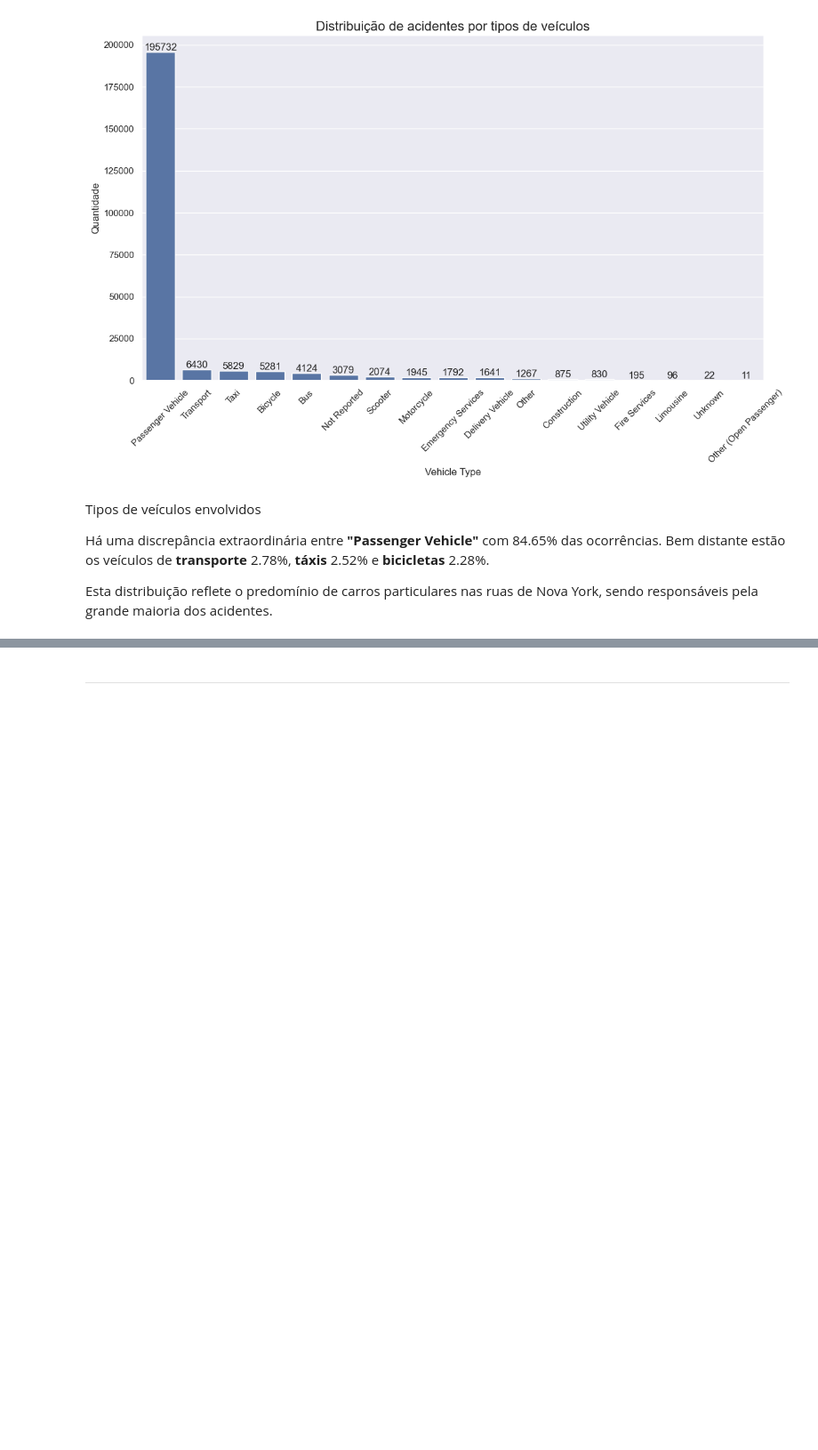
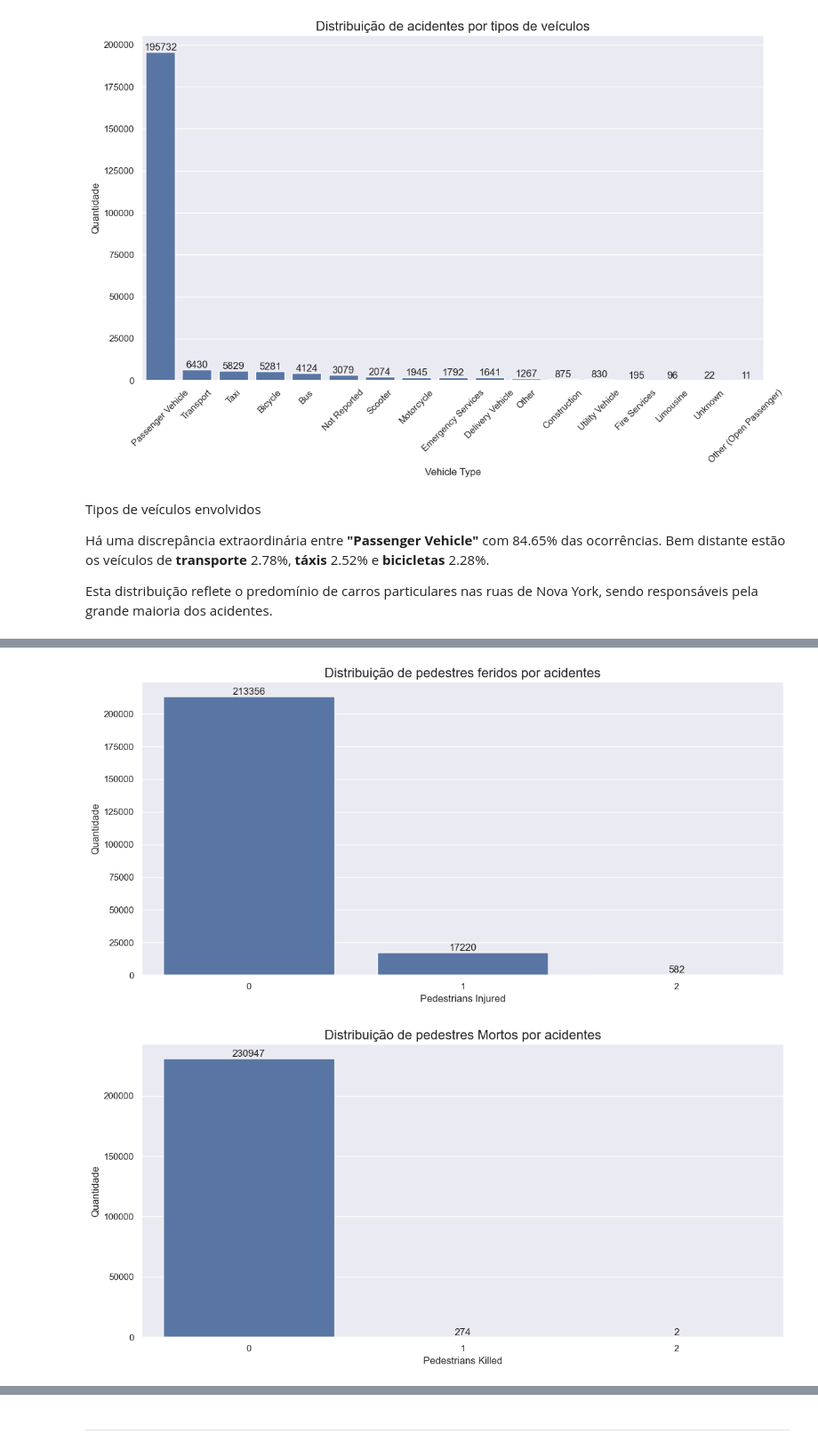
Before and after one commit to Viniciuspneves/exploratory-data-analysis, a Jupyter notebook: nyc_traffic_accidents/notebooks/02_exploratory_analysis.ipynb, the cells around one changed output, grey strips where cells are left out. Shown at 89% size. Cells and saved outputs as stored; diff of their text form; code cells hidden in the pictures; blank space fills up the shorter version.

```diff
--- a/nyc_traffic_accidents/notebooks/02_exploratory_analysis.ipynb
+++ b/nyc_traffic_accidents/notebooks/02_exploratory_analysis.ipynb
@@ -383,0 +435,14 @@ Esta distribuição reflete o predomínio de carros particulares nas ruas de Nov
+# %%
+# Pedestrian Injured
+plot_bar_from_column(df=df, column="Pedestrians Injured",
+                     title="Distribuição de pedestres feridos por acidentes",
+                     top_n=3,
+                     figsize=(12, 6))
+
+#Pedestrian Killed
+plot_bar_from_column(df=df, column="Pedestrians Killed",
+                     title="Distribuição de pedestres Mortos por acidentes",
+                     figsize=(12, 6))
+# %% [output]
+[figure, added]
+[figure, added]
```
Also changed, not shown: parts of 52 cells of this notebook, 1 other file.
